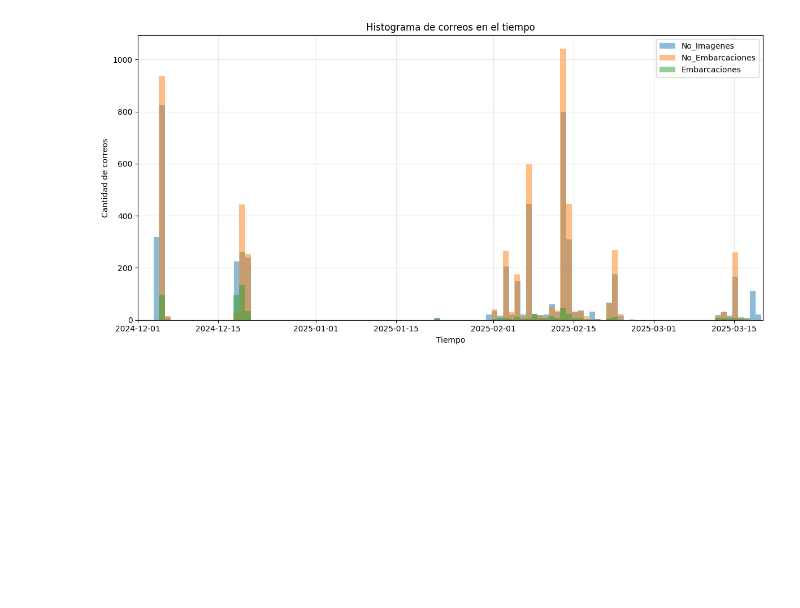
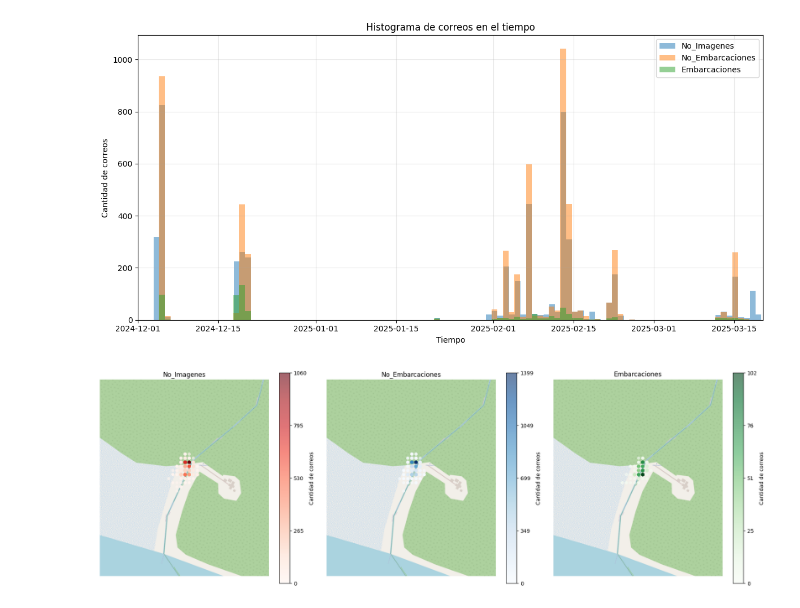
Before and after one commit to ShryhakAkizuki/Radar_IA, a Jupyter notebook: Experimental_Result/Metrics/Metrics.ipynb, the cells around one changed output. Cells and saved outputs as stored; diff of their text form; code cells hidden in the pictures; blank space fills up the shorter version.

```diff
--- a/Experimental_Result/Metrics/Metrics.ipynb
+++ b/Experimental_Result/Metrics/Metrics.ipynb
@@ -380,3 +659,89 @@ plt.tight_layout()
 plt.show()
 # %% [output]
 [figure]
+# %%
+# -----------------------------
+# Área de interés
+# -----------------------------
+center_lat = -3.805534
+center_lon = -70.306282
+lat_margin = 0.002
+lon_margin = 0.002
+
+transformer = Transformer.from_crs("EPSG:4326", "EPSG:3857", always_xy=True)
+minx, miny = transformer.transform(center_lon - lon_margin, center_lat - lat_margin)
+maxx, maxy = transformer.transform(center_lon + lon_margin, center_lat + lat_margin)
+
+# -----------------------------
+# Descargar mapa base
+# -----------------------------
+img, ext = ctx.bounds2img(minx, miny, maxx, maxy, zoom=19, source=ctx.providers.OpenStreetMap.Mapnik)
+
+# -----------------------------
+# Crear GeoDataFrame de puntos
+# -----------------------------
+points = []
+categories = []
+
+for key in Database:
+    lats = Database[key]['Latitude']
+    lons = Database[key]['Longitude']
+    for lat, lon in zip(lats, lons):
+        points.append(Point(lon, lat))
+        categories.append(key)
+
+gdf = gpd.GeoDataFrame({'category': categories}, geometry=points, crs='EPSG:4326')
+gdf_web = gdf.to_crs(epsg=3857)
+gdf_web = gdf_web.cx[minx:maxx, miny:maxy]
+
+# -----------------------------
+# Colormap por categoría
+# -----------------------------
+categories_unique = gdf_web['category'].unique()
+cmap_dict = {'No_Imagenes':'Reds', 'No_Embarcaciones':'Blues', 'Embarcaciones':'Greens'}
+
+# -----------------------------
+# Figura con 3 subplots usando scatter con conteo real
+# -----------------------------
+fig, axes = plt.subplots(1, 3, figsize=(18,6))
+
+for ax, cat in zip(axes, categories_unique):
+    subset = gdf_web[gdf_web['category']==cat]
+    if subset.empty:
+        continue
+
+    x = subset.geometry.x.values
+    y = subset.geometry.y.values
+
+    # -----------------------------
+    # Contar cantidad de puntos en un grid
+    # -----------------------------
+    gridsize = 50  # Ajusta resolución
+    H, xedges, yedges = np.histogram2d(x, y, bins=gridsize, range=[[minx,maxx],[miny,maxy]])
+
+    # Asignar a cada punto el conteo de la celda donde cae
+    x_idx = np.searchsorted(xedges, x) - 1
+    y_idx = np.searchsorted(yedges, y) - 1
+    z = H[x_idx, y_idx]
+
+    # -----------------------------
+    # Plot
+    # -----------------------------
+    ax.imshow(img, extent=ext, zorder=0)
+
+    vmax = np.max(z)  # valor máximo para la colorbar
+    sc = ax.scatter(x, y, c=z, s=25, cmap=cmap_dict.get(cat,'hot'), alpha=0.6,
+                    vmin=0, vmax=vmax)
+
+    cbar = plt.colorbar(sc, ax=ax, label='Cantidad de correos')
+    cbar.set_ticks(np.linspace(0, vmax, num=5))
+    cbar.ax.set_yticklabels([f"{int(t)}" for t in np.linspace(0, vmax, num=5)])
+
+    ax.set_axis_off()
+    ax.set_title(cat)
+
+plt.tight_layout()
+#plt.savefig("mapa_calor_scatter_cantidad_3categorias_max.png", dpi=300)
+plt.show()
+# %% [output]
+[figure, added]
```
Also changed, not shown: parts of 4 cells of this notebook.
